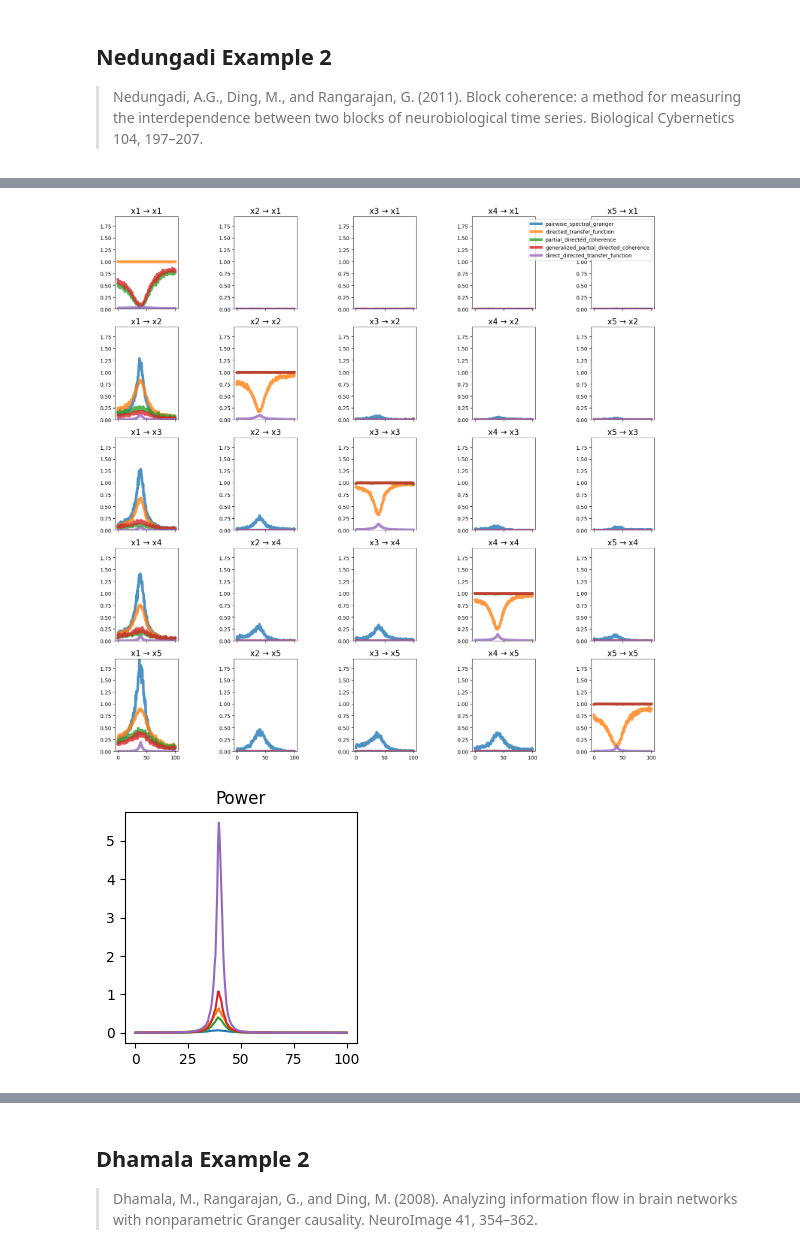
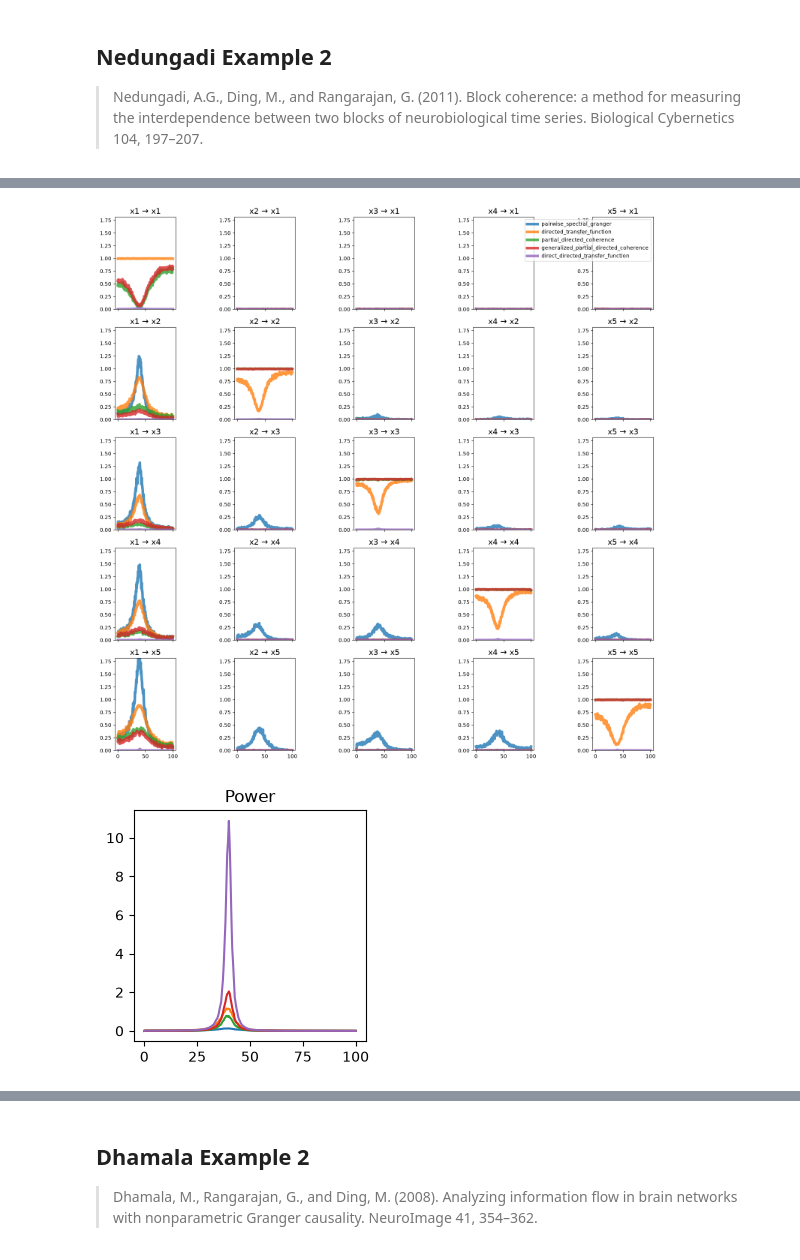
Before and after one commit to Eden-Kramer-Lab/spectral_connectivity, a Jupyter notebook: examples/Tutorial_Using_Paper_Examples.ipynb, the cells around one changed output, grey strips where cells are left out. Saved outputs shown, nothing was run; the diff lists cells and outputs as text; code cells hidden in the pictures.

```diff
--- a/examples/Tutorial_Using_Paper_Examples.ipynb
+++ b/examples/Tutorial_Using_Paper_Examples.ipynb
@@ -567,35 +578,36 @@ def Wen_example1():
     coefficients[1, 0, 0] = -0.70
     coefficients[0, 1, 1] = 0.56
     coefficients[1, 1, 1] = -0.75
     coefficients[0, 1, 0] = 0.60
     coefficients[0, 2, 2] = 0.57
     coefficients[1, 2, 2] = -0.80
     coefficients[1, 2, 0] = 0.40
     coefficients[0, 3, 3] = 0.58
     coefficients[1, 3, 3] = -0.85
     coefficients[2, 3, 0] = 0.50
     coefficients[0, 4, 4] = 0.59
     coefficients[1, 4, 4] = -0.90
     coefficients[3, 4, 0] = 0.80
 
     noise_covariance = np.eye(n_signals) * [1.0, 2.0, 0.8, 1.0, 1.5]
 
     return (
         simulate_MVAR(
             coefficients,
             noise_covariance=noise_covariance,
             n_time_samples=n_time_samples,
             n_trials=500,
             n_burnin_samples=500,
+            random_state=0,
         ),
         sampling_frequency,
     )
 
 
 plot_directional(*Wen_example1(), time_halfbandwidth_product=1)
 # %% [output]
-[figure, old version]
+[figure, new version]
-[figure, old version]
+[figure, new version]
 # %% [markdown]
 ## Wen Example 2
 
```
Also changed, not shown: parts of 16 cells of this notebook, 1 other file.
